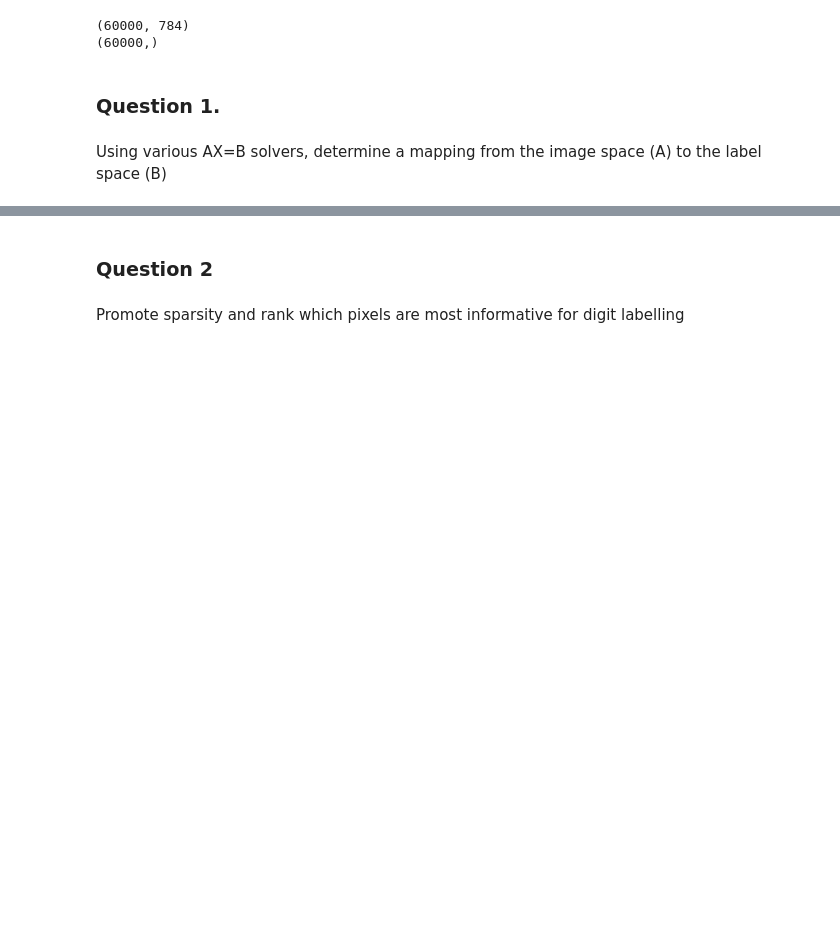
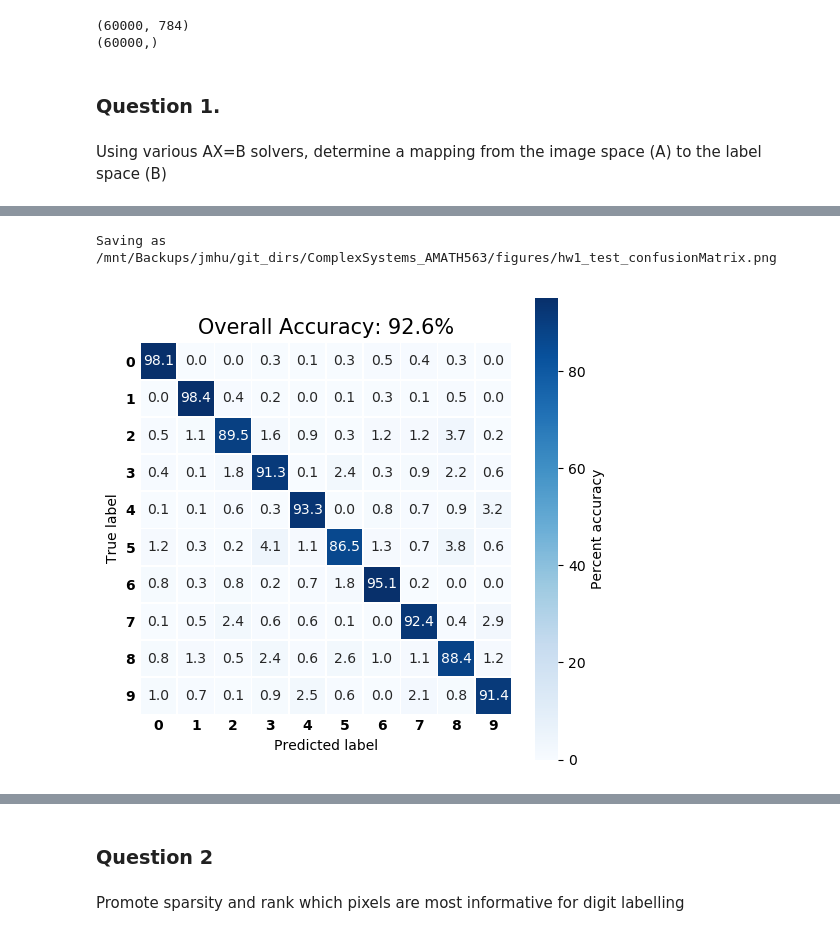
Before and after one commit to jmichellehu/ComplexSystems_AMATH563, a Jupyter notebook: AMATH563_hw1.ipynb, the cells around one changed output, grey strips where cells are left out. Drawn from its saved outputs; the diff is of its cells as text; code cells hidden in the pictures; blank space fills up the shorter version.

```diff
--- a/AMATH563_hw1.ipynb
+++ b/AMATH563_hw1.ipynb
@@ -256,0 +261,28 @@ print("model trained and cross-validated")
+# %%
+def plot_confusion(confusion_matrix, save_fn=None):
+    '''
+    Use seaborn to plot confusion matrix
+    '''
+    plt.figure(figsize=(6,6))
+    sns.heatmap(confusion_matrix*100, annot=True, fmt=".1f",
+                linewidths=.5,
+                square = True,
+                robust = True,
+                cmap = 'Blues',
+                cbar_kws={'label': 'Percent accuracy'},
+               );
+
+    plt.ylabel('True label');
+    plt.xlabel('Predicted label');
+
+    plt.xticks(weight="semibold");
+    plt.yticks(rotation=0, weight="semibold");
+
+    plt.tick_params(axis='both', which='both', length=0);
+
+    title = str('Overall Accuracy: '+ "{0:.1f}".format(acc*100)+"%")
+    plt.title(title, size = 15);
+
+    if save_fn is not None:
+        print("Saving as", save_fn)
+        plt.savefig(save_fn, format='png', facecolor='white', edgecolor='none', dpi=300)
@@ -256,0 +299,5 @@ print("model trained and cross-validated")
+# %%
+plot_confusion(m, save_fn=cm_fn)
+# %% [output]
+Saving as /mnt/Backups/jmhu/git_dirs/ComplexSystems_AMATH563/figures/hw1_test_confusionMatrix.png
+[figure, added]
```
Also changed, not shown: parts of 31 cells of this notebook.
